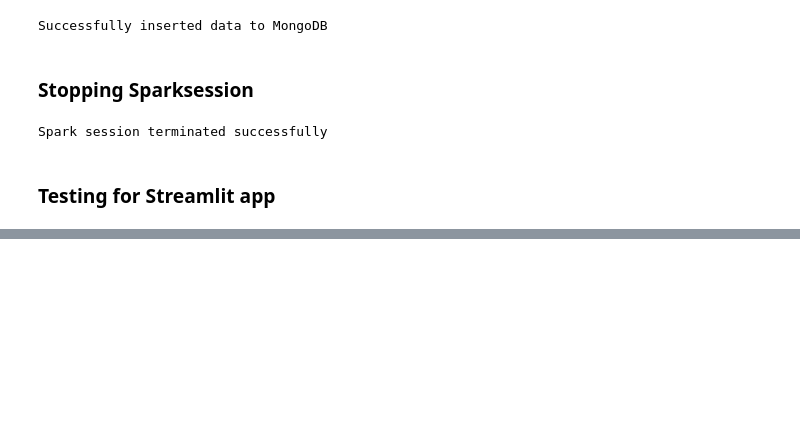
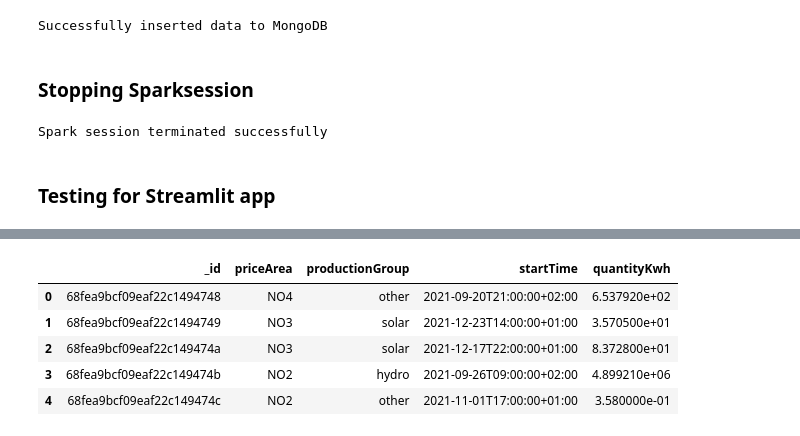
Before and after one commit to Satheris/IND320_SMAA, a Jupyter notebook: project/Assignment2.ipynb, the cells around one changed output, grey strips where cells are left out. Cells and saved outputs as stored; diff of their text form; code cells hidden in the pictures; blank space fills up the shorter version.

```diff
--- a/project/Assignment2.ipynb
+++ b/project/Assignment2.ipynb
@@ -325,0 +356,9 @@ df_kwh_byArea.head()
+# %%
+df.head()
+# %% [output]
+|  | _id | priceArea | productionGroup | startTime | quantityKwh |
+| 0 | 68fea9bcf09eaf22c1494748 | NO4 | other | 2021-09-20T21:00:00+02:00 | 6.537920e+02 |
+| 1 | 68fea9bcf09eaf22c1494749 | NO3 | solar | 2021-12-23T14:00:00+01:00 | 3.570500e+01 |
+| 2 | 68fea9bcf09eaf22c149474a | NO3 | solar | 2021-12-17T22:00:00+01:00 | 8.372800e+01 |
+| 3 | 68fea9bcf09eaf22c149474b | NO2 | hydro | 2021-09-26T09:00:00+02:00 | 4.899210e+06 |
+| 4 | 68fea9bcf09eaf22c149474c | NO2 | other | 2021-11-01T17:00:00+01:00 | 3.580000e-01 |
```
Also changed, not shown: parts of 11 cells of this notebook.
